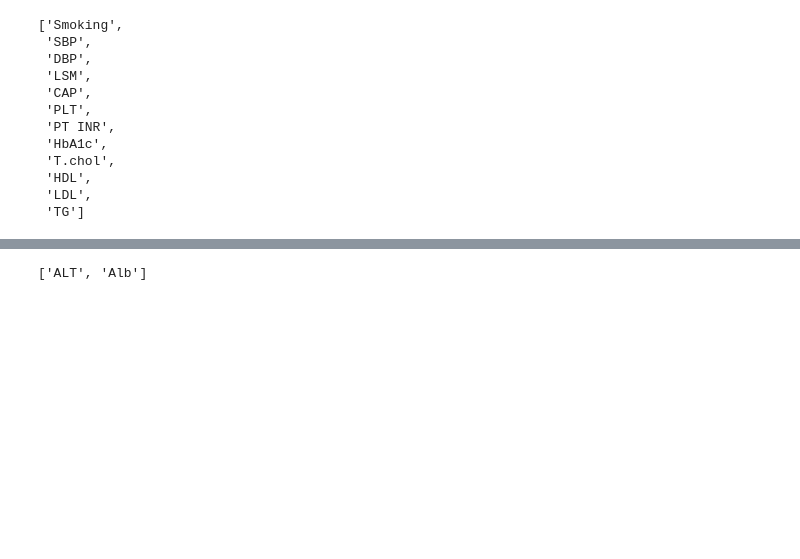
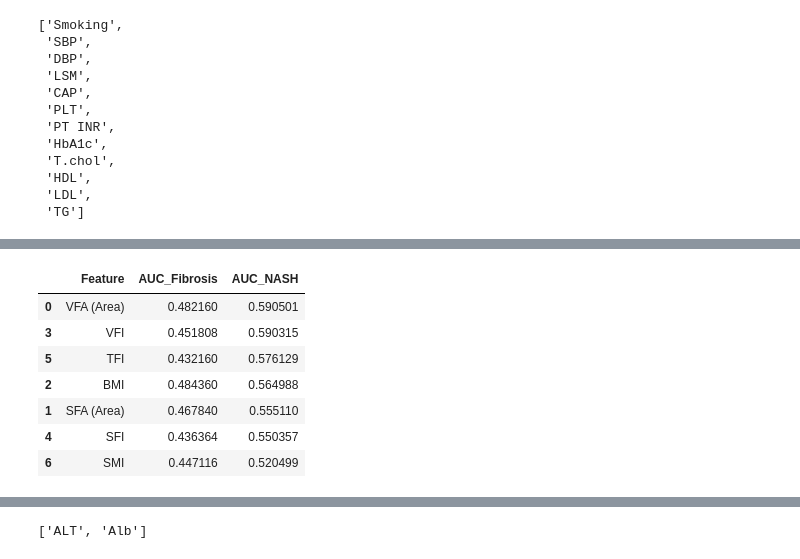
Before and after one commit to skhyun15/data, a Jupyter notebook: analysis.ipynb, the cells around one changed output, grey strips where cells are left out. Cells and saved outputs as stored; diff of their text form; code cells hidden in the pictures; blank space fills up the shorter version.

```diff
--- a/analysis.ipynb
+++ b/analysis.ipynb
@@ -745,0 +907,83 @@ Index(['LRE', 'VFA (Volume)', 'SFA (Volume)', 'Spleen (Volume)', 'VFA (Area)',
+# %%
+import pandas as pd
+import numpy as np
+from sklearn.model_selection import train_test_split
+from sklearn.preprocessing import LabelEncoder, OneHotEncoder, StandardScaler
+from sklearn.metrics import roc_auc_score
+from sklearn.linear_model import LogisticRegression
+
+# 데이터 불러오기 (사용자가 제공한 데이터)
+df = data.copy()
+# 종속변수 설정
+# target = "Fibrosis Label"
+features = [
+    # "VFA (Volume)",
+    # "SFA (Volume)",
+    # "Spleen (Volume)",
+    "VFA (Area)",
+    "SFA (Area)",
+    # "SMA (Area)",
+    # "VFA (Attenuation)",
+    # "SFA (Attenuation)",
+    # "SMA (Attenuation)",
+    # "Liver/Spleen HU",
+    # "AST",
+    # "T.bil",
+    # "Glucose",
+    # "eGFR",
+    # "Weight",
+    # "Height",
+    "BMI",
+    # "당뇨병/당뇨병 전단계 유무",
+    # "고혈압유무",
+    # "이상지질혈증 유무",
+    # "Ischemic Heart Diseae 유무",
+    # "Cerebrovascualr disease 유무",
+    # "Nephropathy 유무",
+    "VFI",
+    "SFI",
+    "TFI",
+    "SMI",
+]
+
+# 연속형 변수와 범주형 변수 구분
+categorical_features = [
+    # "당뇨병/당뇨병 전단계 유무",
+    # "고혈압유무",
+    # "이상지질혈증 유무",
+    # "Ischemic Heart Diseae 유무",
+    # "Cerebrovascualr disease 유무",
+    # "Nephropathy 유무",
+]
+continuous_features = [col for col in features if col not in categorical_features]
+
+# AUC 계산 (Fibrosis Label과 NASH Label 각각)
+auc_scores = []
+
+for feature in features:
+    X = data[feature]
+    y_fibrosis = data["Fibrosis Label"]
+    y_nash = data["NASH_label"]
+
+    # 범주형 변수 처리 (Label Encoding)
+    if feature in categorical_features:
+        X = LabelEncoder().fit_transform(X)
+
+    # AUC 계산
+    auc_fibrosis = roc_auc_score(y_fibrosis, X)
+    auc_nash = roc_auc_score(y_nash, X)
+    auc_scores.append([feature, auc_fibrosis, auc_nash])
+
+# 결과 테이블 생성 및 정렬
+auc_df = pd.DataFrame(auc_scores, columns=["Feature", "AUC_Fibrosis", "AUC_NASH"])
+auc_df = auc_df.sort_values(by="AUC_NASH", ascending=False)
+auc_df
+# %% [output]
+|  | Feature | AUC_Fibrosis | AUC_NASH |
+| 0 | VFA (Area) | 0.482160 | 0.590501 |
+| 3 | VFI | 0.451808 | 0.590315 |
+| 5 | TFI | 0.432160 | 0.576129 |
+| 2 | BMI | 0.484360 | 0.564988 |
+| 1 | SFA (Area) | 0.467840 | 0.555110 |
+| 4 | SFI | 0.436364 | 0.550357 |
+| 6 | SMI | 0.447116 | 0.520499 |
```
Also changed, not shown: parts of 19 cells of this notebook, 3 other files.
